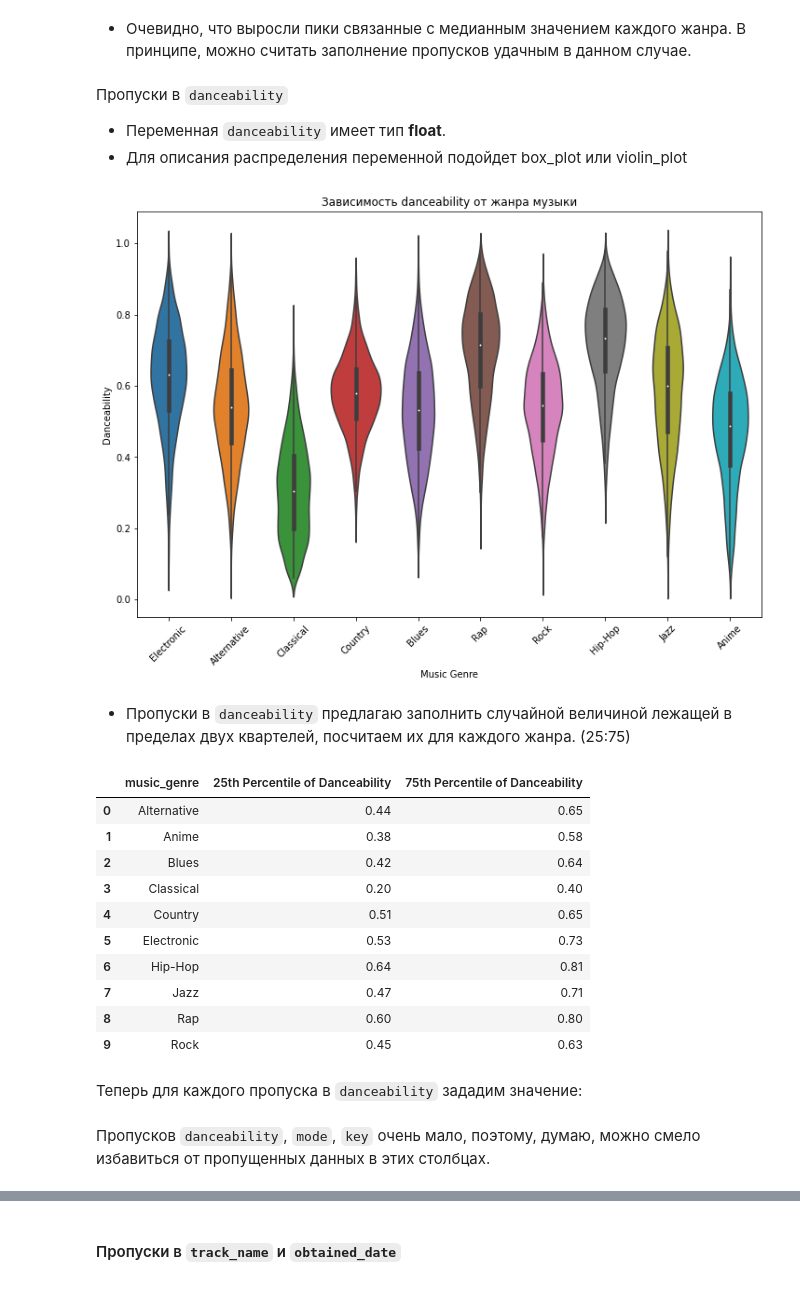
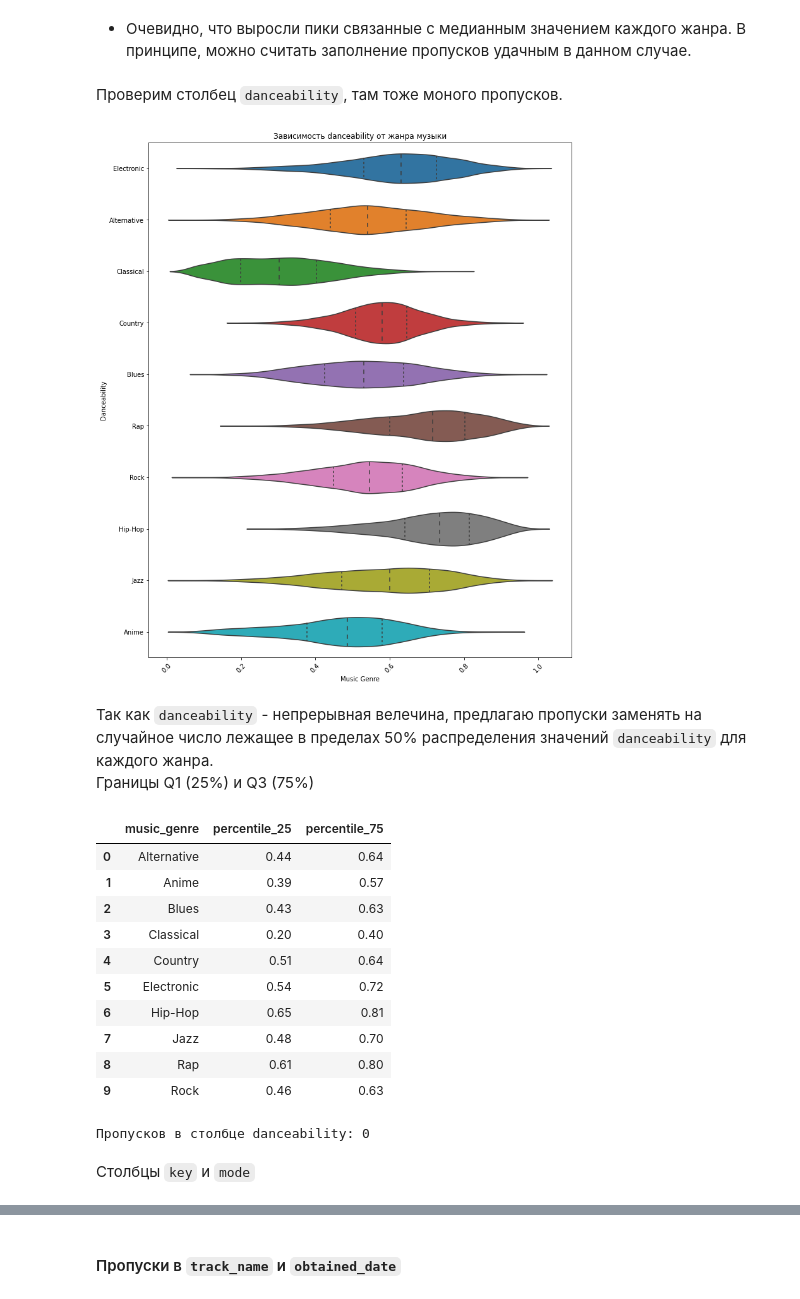
Before and after one commit to EPrutskoy/Kaggle_music_genre_prediction, a Jupyter notebook: music_model_notebook.ipynb, the cells around one changed output, grey strips where cells are left out. Saved outputs shown, nothing was run; the diff lists cells and outputs as text; code cells hidden in the pictures.

```diff
--- a/music_model_notebook.ipynb
+++ b/music_model_notebook.ipynb
@@ -349,11 +349,10 @@ plt.show()
 # %%
 # Вычисление медианы популярности для каждого жанра
-median_popularity_per_genre = train.groupby('music_genre')['popularity'].median()
+median_popularity_per_genre = train.groupby('music_genre')['popularity'].transform('median')
 
 # Заполнение пропусков в 'popularity' медианными значениями соответствующих жанров
-for genre in median_popularity_per_genre.index:
-    train.loc[(train['music_genre'] == genre) & (train['popularity'].isnull()), 'popularity'] = median_popularity_per_genre[genre]
+train['popularity'] = train['popularity'].fillna(median_popularity_per_genre)
 
 # Проверка, что пропуски были заполнены
-print(f'Пропусков в столбце popularity {train["popularity"].isnull().sum()}')
+print(f'Пропусков в столбце popularity: {train["popularity"].isnull().sum()}')
 # %% [output]
@@ -378,43 +377,59 @@ plt.show()
 [figure]
 # %% [markdown]
 * Очевидно, что выросли пики связанные с медианным значением каждого жанра. В принципе, можно считать заполнение пропусков удачным в данном случае.
-# %% [markdown]
-Пропуски в `danceability`
-* Переменная `danceability` имеет тип **float**.
-* Для описания распределения переменной подойдет box_plot или violin_plot
+# %% [markdown]
+Проверим столбец `danceability`, там тоже моного пропусков.
 # %%
-plt.figure(figsize=(12, 8))
-sns.violinplot(x='music_genre', y='danceability', data=train)
+plt.figure(figsize=(12, 15))
+sns.violinplot(x='danceability', y='music_genre', data=train,split=True, inner='quart')
 plt.xticks(rotation=45)
 plt.title('Зависимость danceability от жанра музыки')
 plt.xlabel('Music Genre')
 plt.ylabel('Danceability')
 plt.show()
 # %% [output]
-[figure, old version]
+[figure, new version]
-# %% [markdown]
-* Пропуски в `danceability` предлагаю заполнить случайной величиной лежащей в пределах двух квартелей, посчитаем их для каждого жанра. (25:75)
+# %% [markdown]
+Так как `danceability` - непрерывная велечина, предлагаю пропуски заменять на случайное число лежащее в пределах 50% распределения значений `danceability` для каждого жанра.\
+Границы Q1 (25%) и Q3 (75%)
 # %%
 # Вычисление 25-го и 75-го квартилей для 'danceability' по каждому жанру
 quantile_table = train.groupby('music_genre')['danceability'].quantile([0.25, 0.75]).unstack()
 
 # Переименование колонок
-quantile_table.columns = ['25th Percentile of Danceability', '75th Percentile of Danceability']
-quantile_table.reset_index(inplace=True) # Сброс индекса, чтобы 'music_genre' стал колонкой
-quantile_table
+quantile_table.columns = ['percentile_25', 'percentile_75']
+
+# Сброс индекса, чтобы 'music_genre' стал колонкой
+quantile_table.reset_index(inplace=True)
+
+# Выводим результат
+display(quantile_table)
 # %% [output]
-|  | music_genre | 25th Percentile of Danceability | 75th Percentile of Danceability |
-| 0 | Alternative | 0.44 | 0.65 |
-| 1 | Anime | 0.38 | 0.58 |
-| 2 | Blues | 0.42 | 0.64 |
+|  | music_genre | percentile_25 | percentile_75 |
+| 0 | Alternative | 0.44 | 0.64 |
+| 1 | Anime | 0.39 | 0.57 |
+| 2 | Blues | 0.43 | 0.63 |
 | 3 | Classical | 0.20 | 0.40 |
-| 4 | Country | 0.51 | 0.65 |
-| 5 | Electronic | 0.53 | 0.73 |
-| 6 | Hip-Hop | 0.64 | 0.81 |
-| 7 | Jazz | 0.47 | 0.71 |
-| 8 | Rap | 0.60 | 0.80 |
-| 9 | Rock | 0.45 | 0.63 |
+| 4 | Country | 0.51 | 0.64 |
+| 5 | Electronic | 0.54 | 0.72 |
+| 6 | Hip-Hop | 0.65 | 0.81 |
+| 7 | Jazz | 0.48 | 0.70 |
+| 8 | Rap | 0.61 | 0.80 |
+| 9 | Rock | 0.46 | 0.63 |
-# %% [markdown]
-Теперь для каждого пропуска в `danceability` зададим значение:
-# %% [markdown]
-Пропусков `danceability`, `mode`, `key` очень мало, поэтому, думаю, можно смело избавиться от пропущенных данных в этих столбцах.
+# %%
+merged = train.merge(quantile_table, on='music_genre', how='left')
+
+def fill_danceability(row):
+    if pd.isna(row['danceability']):
+        return np.random.uniform(row['percentile_25'], row['percentile_75'])
+    else:
+        return row['danceability']
+
+# Применяем функцию к каждой строке
+train['danceability'] = merged.apply(fill_danceability, axis=1)
+
+print(f'Пропусков в столбце danceability: {train["danceability"].isnull().sum()}')
+# %% [output]
+Пропусков в столбце danceability: 0
+# %% [markdown]
+Столбцы `key` и `mode`
```
Also changed, not shown: parts of 21 cells of this notebook.
